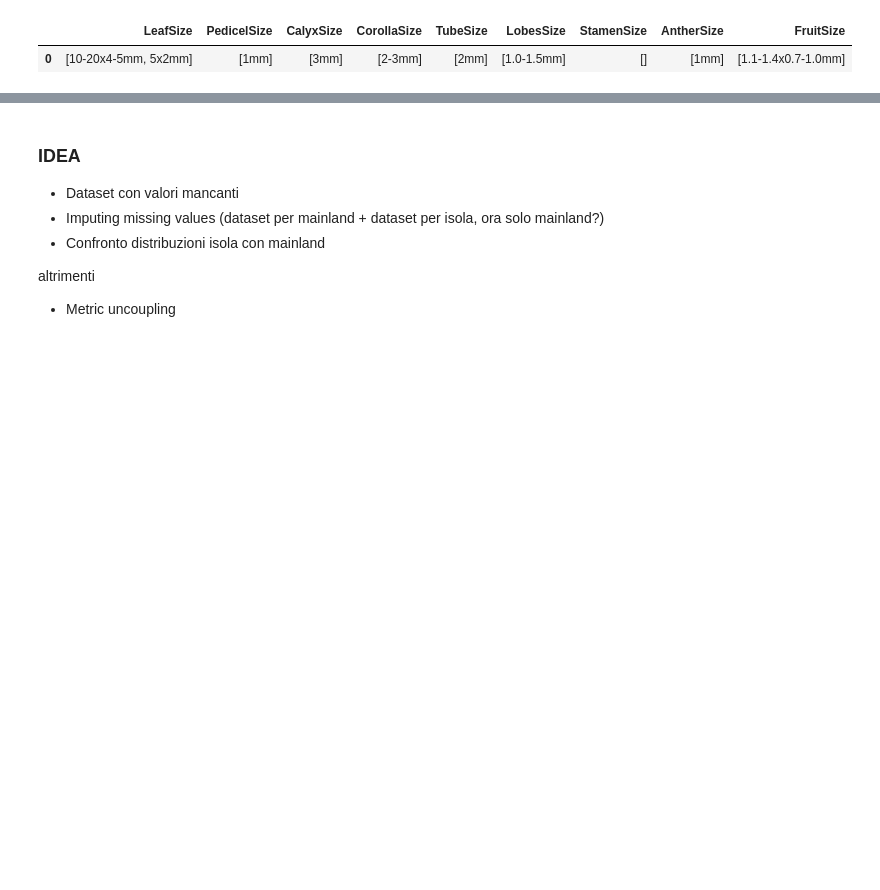
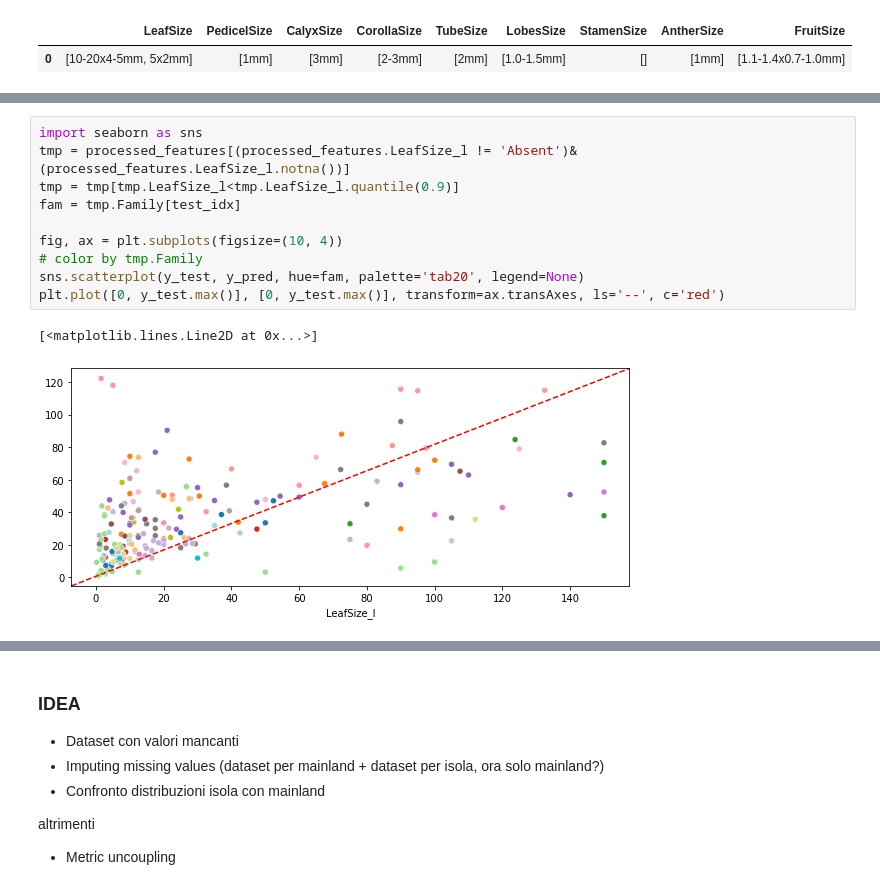
Before and after one commit to simone7monaco/newzeland-plants, a Jupyter notebook: Analysis.ipynb, the cells around one changed output, grey strips where cells are left out. Cells and saved outputs as stored; diff of their text form; blank space fills up the shorter version.

```diff
--- a/Analysis.ipynb
+++ b/Analysis.ipynb
@@ -191,0 +487,13 @@ ft.apply(string_preprocessing).str.split(r'(?<!\sc)[.;]\s|;').reset_index().appl
+# %%
+import seaborn as sns
+tmp = processed_features[(processed_features.LeafSize_l != 'Absent')&(processed_features.LeafSize_l.notna())]
+tmp = tmp[tmp.LeafSize_l<tmp.LeafSize_l.quantile(0.9)]
+fam = tmp.Family[test_idx]
+
+fig, ax = plt.subplots(figsize=(10, 4))
+# color by tmp.Family
+sns.scatterplot(y_test, y_pred, hue=fam, palette='tab20', legend=None)
+plt.plot([0, y_test.max()], [0, y_test.max()], transform=ax.transAxes, ls='--', c='red')
+# %% [output]
+[<matplotlib.lines.Line2D at 0x...>]
+[figure, added]
```
Also changed, not shown: parts of 60 cells of this notebook, 6 other files.
